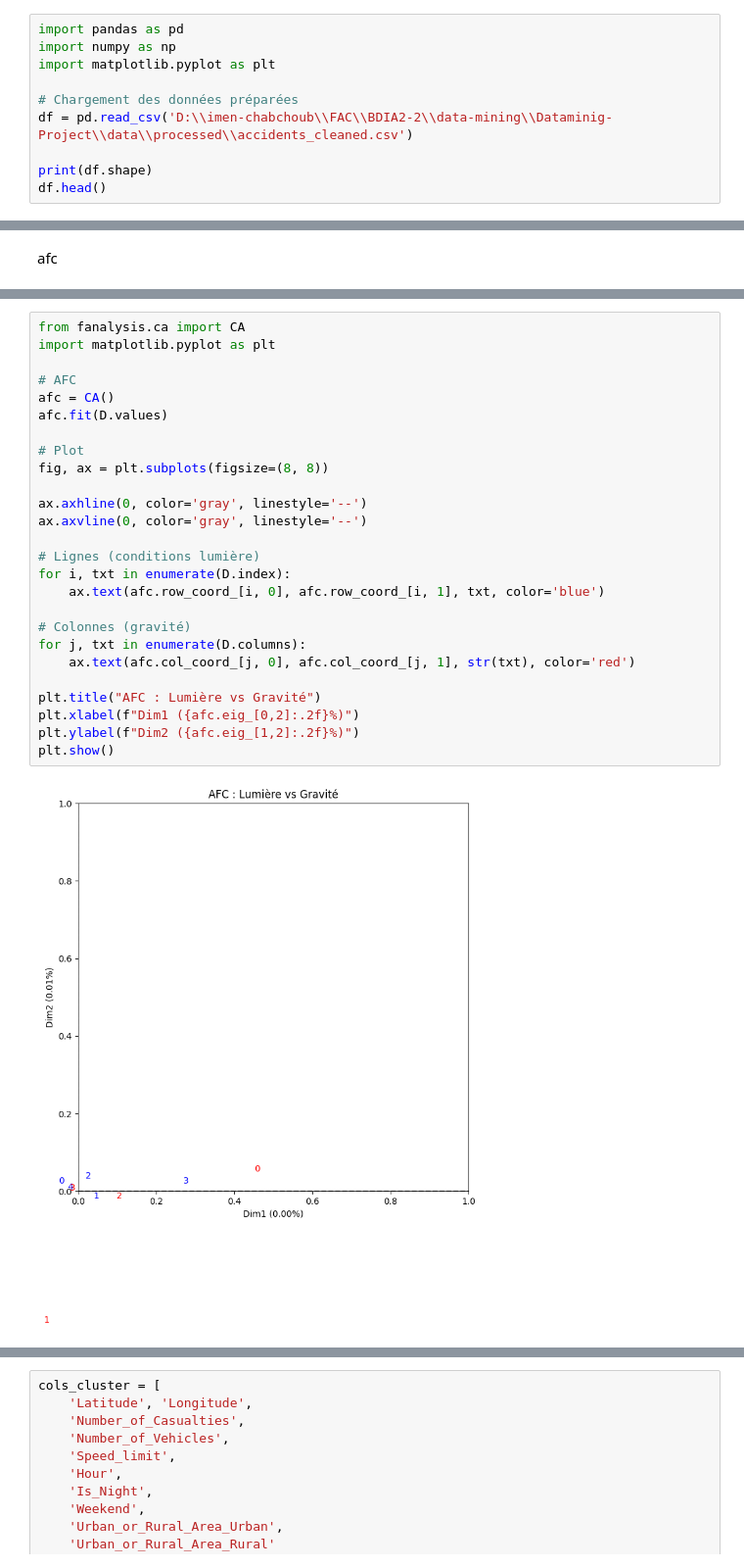
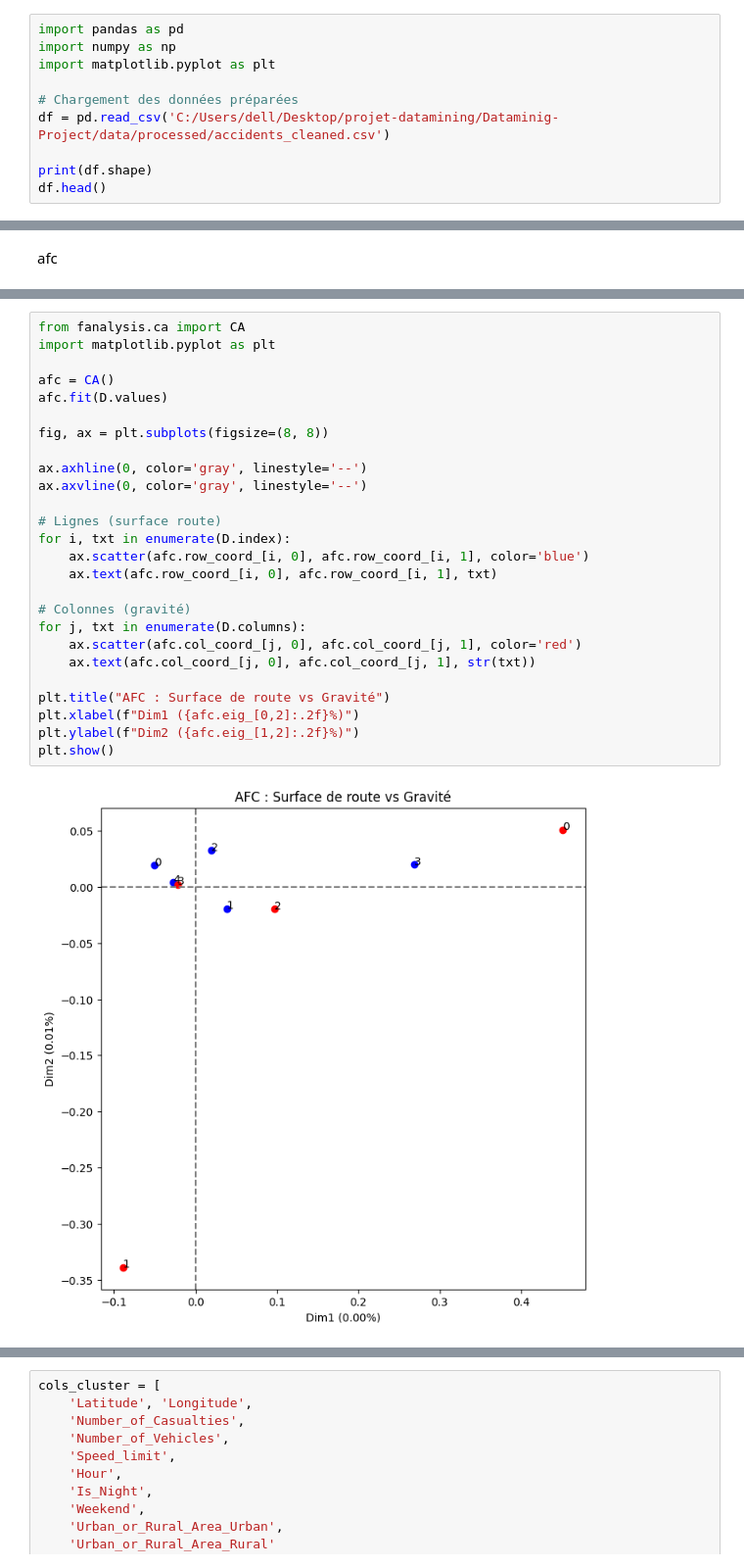
Before and after one commit to benfredjn99-del/Dataminig-Project, a Jupyter notebook: notebooks/4_Modeling.ipynb, the cells around one changed output, grey strips where cells are left out. Shown at 98% size. Saved outputs shown, nothing was run; the diff lists cells and outputs as text.

```diff
--- a/notebooks/4_Modeling.ipynb
+++ b/notebooks/4_Modeling.ipynb
@@ -4,7 +4,7 @@ import numpy as np
 import matplotlib.pyplot as plt
 
 # Chargement des données préparées
-df = pd.read_csv('D:\\imen-chabchoub\\FAC\\BDIA2-2\\data-mining\\Dataminig-Project\\data\\processed\\accidents_cleaned.csv')
+df = pd.read_csv('C:/Users/dell/Desktop/projet-datamining/Dataminig-Project/data/processed/accidents_cleaned.csv')
 
 print(df.shape)
 df.head()
@@ -176,31 +172,31 @@ Conclusion : relation significative entre lumière et gravité
 # %%
 from fanalysis.ca import CA
 import matplotlib.pyplot as plt
 
-# AFC
 afc = CA()
 afc.fit(D.values)
 
-# Plot
 fig, ax = plt.subplots(figsize=(8, 8))
 
 ax.axhline(0, color='gray', linestyle='--')
 ax.axvline(0, color='gray', linestyle='--')
 
-# Lignes (conditions lumière)
+# Lignes (surface route)
 for i, txt in enumerate(D.index):
-    ax.text(afc.row_coord_[i, 0], afc.row_coord_[i, 1], txt, color='blue')
+    ax.scatter(afc.row_coord_[i, 0], afc.row_coord_[i, 1], color='blue')
+    ax.text(afc.row_coord_[i, 0], afc.row_coord_[i, 1], txt)
 
 # Colonnes (gravité)
 for j, txt in enumerate(D.columns):
-    ax.text(afc.col_coord_[j, 0], afc.col_coord_[j, 1], str(txt), color='red')
+    ax.scatter(afc.col_coord_[j, 0], afc.col_coord_[j, 1], color='red')
+    ax.text(afc.col_coord_[j, 0], afc.col_coord_[j, 1], str(txt))
 
-plt.title("AFC : Lumière vs Gravité")
+plt.title("AFC : Surface de route vs Gravité")
 plt.xlabel(f"Dim1 ({afc.eig_[0,2]:.2f}%)")
 plt.ylabel(f"Dim2 ({afc.eig_[1,2]:.2f}%)")
 plt.show()
 # %% [output]
-[figure, old version]
+[figure, new version]
 # %%
 import seaborn as sns
 
```
Also changed, not shown: parts of 13 cells of this notebook, 1 other file.
